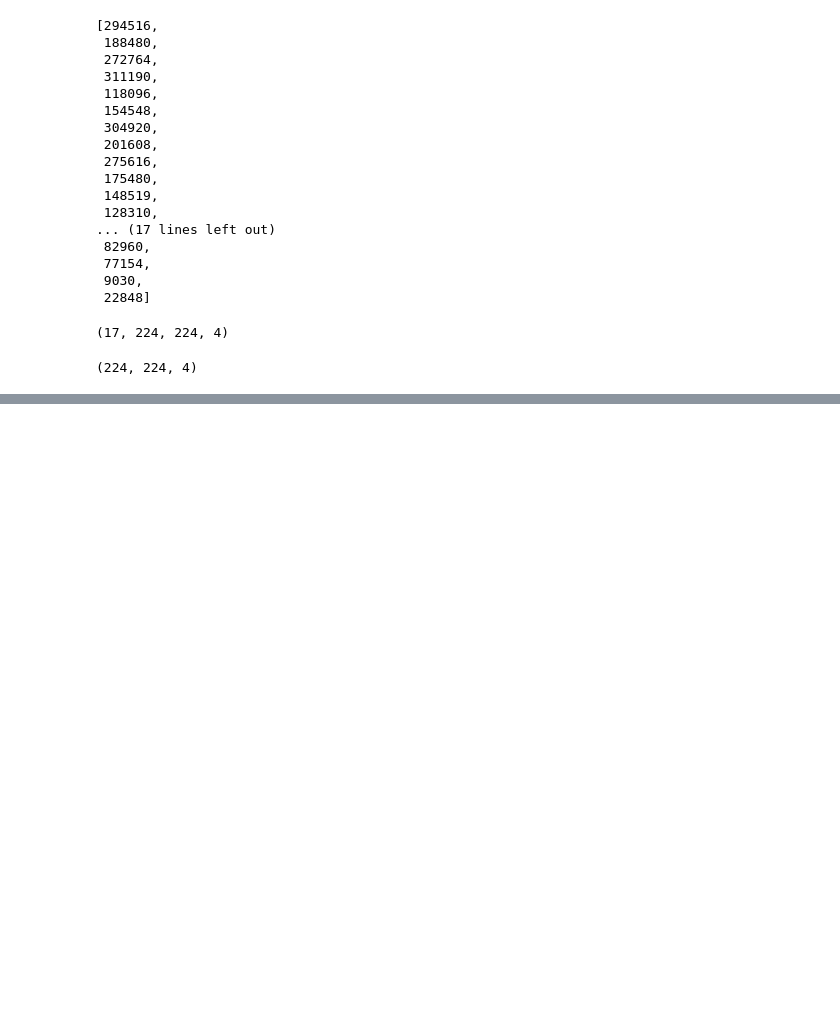
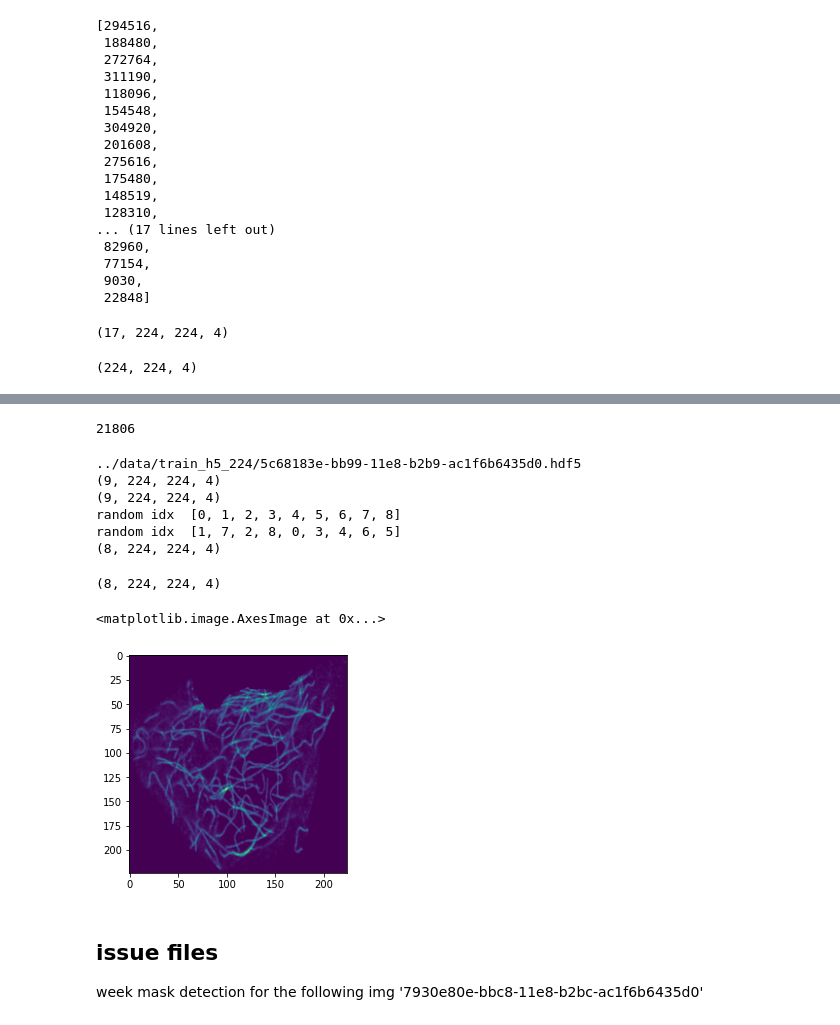
Before and after one commit to yuvaramsingh94/human_protein_atlas, a Jupyter notebook: code/initial_cell_segmentation.ipynb, the cells around one changed output, grey strips where cells are left out. Drawn from its saved outputs; the diff is of its cells as text; code cells hidden in the pictures; blank space fills up the shorter version.

```diff
--- a/code/initial_cell_segmentation.ipynb
+++ b/code/initial_cell_segmentation.ipynb
@@ -142,0 +274,3 @@ plt.imshow(train_x[0][:,:,1])
+# %%
+train_df = pd.read_csv('../data/train_fold_v1.csv')
+train_dataset = hpa_dataset( train_df, augmentation = None, path='../data/train_h5_224',  aug_per = 0.0, cells_used = 8)
@@ -142,0 +287,22 @@ plt.imshow(train_x[0][:,:,1])
+# %%
+train_dataset.__len__()
+# %% [output]
+21806
+# %%
+data_t = train_dataset.__getitem__(7)
+# %% [output]
+../data/train_h5_224/5c68183e-bb99-11e8-b2b9-ac1f6b6435d0.hdf5
+(9, 224, 224, 4)
+(9, 224, 224, 4)
+random idx  [0, 1, 2, 3, 4, 5, 6, 7, 8]
+random idx  [1, 7, 2, 8, 0, 3, 4, 6, 5]
+(8, 224, 224, 4)
+# %%
+data_t['image'].shape
+# %% [output]
+(8, 224, 224, 4)
+# %%
+plt.imshow(data_t['image'][5][:,:,0])
+# %% [output]
+<matplotlib.image.AxesImage at 0x...>
+[figure, added]
@@ -142,0 +313,5 @@ plt.imshow(train_x[0][:,:,1])
+# %% [markdown]
+## issue files
+
+week mask detection for the following img
+'7930e80e-bbc8-11e8-b2bc-ac1f6b6435d0'
```
Also changed, not shown: parts of 40 cells of this notebook, 7 other files.
